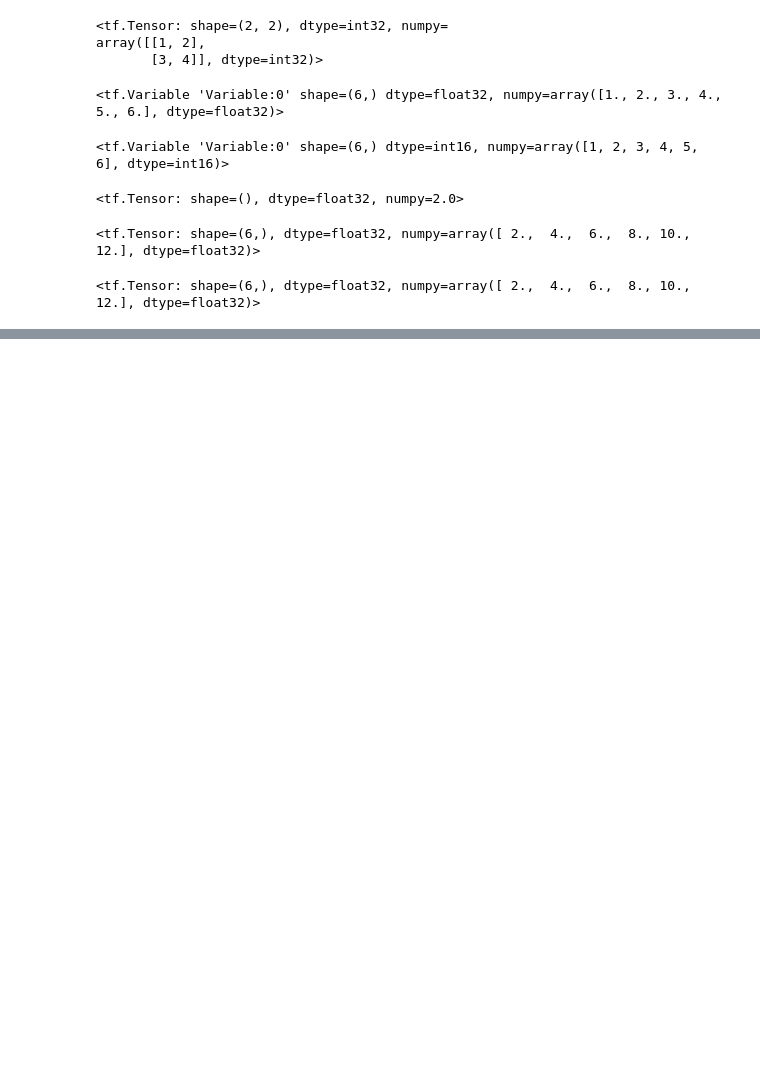
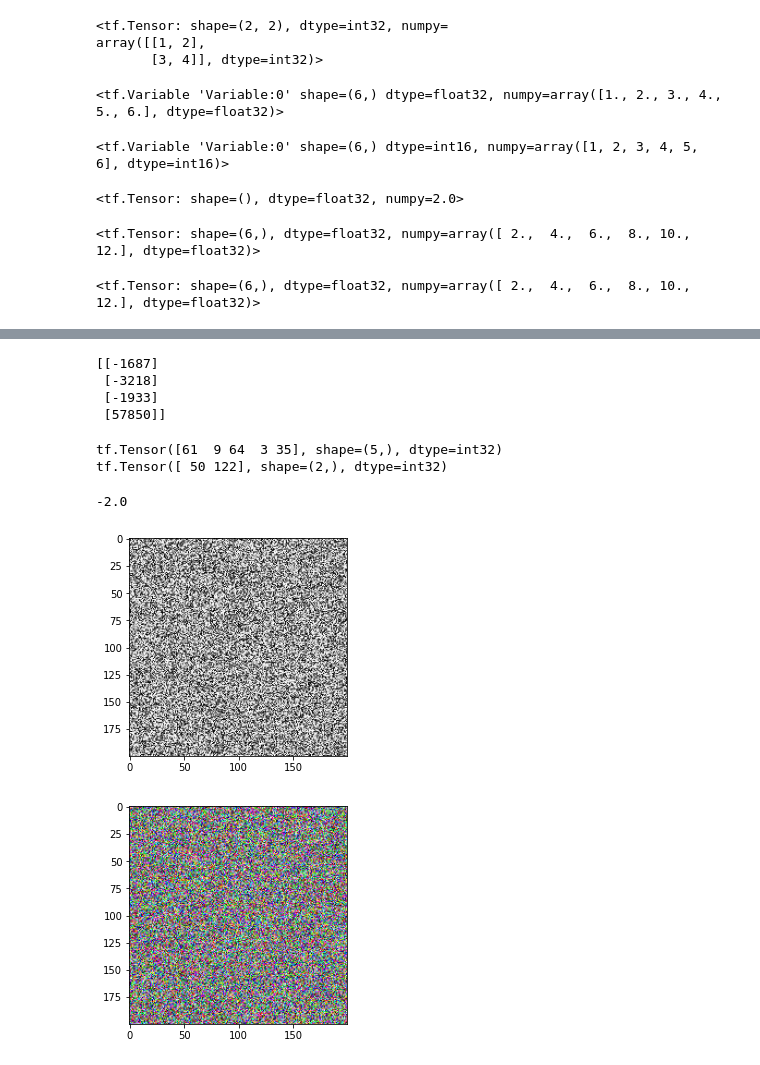
Before and after one commit to PabloBrianese/introduction-to-deep-learning, a Jupyter notebook: chapter1.ipynb, the cells around one changed output, grey strips where cells are left out. Saved outputs shown, nothing was run; the diff lists cells and outputs as text; code cells hidden in the pictures; blank space fills up the shorter version.

```diff
--- a/chapter1.ipynb
+++ b/chapter1.ipynb
@@ -89,0 +164,67 @@ c1
+# %%
+# Define features, params, and bill as constants
+features = tf.constant([[2, 24], [2, 26], [2, 57], [1, 37]])
+params = tf.constant([[1000], [150]])
+bill = tf.constant([[3913], [2682], [8617], [64400]])
+
+# Compute billpred using features and params
+billpred = tf.matmul(features, params)
+
+# Compute and print the error
+error = bill - billpred
+print(error.numpy())
+# %% [output]
+[[-1687]
+ [-3218]
+ [-1933]
+ [57850]]
+# %%
+wealth = tf.constant(
+  [[11, 50],
+  [ 7,  2],
+  [ 4, 60],
+  [ 3,  0],
+  [25, 10]]
+)
+
+wealth_per_individual = tf.reduce_sum(wealth, 1); print(wealth_per_individual)
+
+wealth_per_asset_class = tf.reduce_sum(wealth, 0); print(wealth_per_asset_class)
+# %% [output]
+tf.Tensor([61  9 64  3 35], shape=(5,), dtype=int32)
+tf.Tensor([ 50 122], shape=(2,), dtype=int32)
+# %%
+# Derivative with GradientTape
+x = tf.Variable(-1.0)
+
+with tf.GradientTape() as tape:
+  tape.watch(x)
+  y = tf.multiply(x, x)
+  dy_dx = tape.gradient(y, x)
+
+dy_dx.numpy()
+# %% [output]
+-2.0
+# %%
+n = 200
+
+# Generate grayscale image
+gray = tf.random.uniform([n, n], maxval=255, dtype='int32')
+
+# Reshape grayscale image
+gray2d = tf.reshape(gray, [n*n, 1])
+
+# Generate color image
+color = tf.random.uniform([n, n, 3], maxval=255, dtype='int32')
+
+# Reshape color image
+color2d = tf.reshape(color, [n*n, 3])
+
+from matplotlib import pyplot as plt
+
+plt.figure(); plt.imshow(gray.numpy(), cmap='Greys'); plt.show()
+
+plt.figure(); plt.imshow(color.numpy()); plt.show()
+# %% [output]
+[figure, added]
+[figure, added]
```
Also changed, not shown: parts of 9 cells of this notebook.
